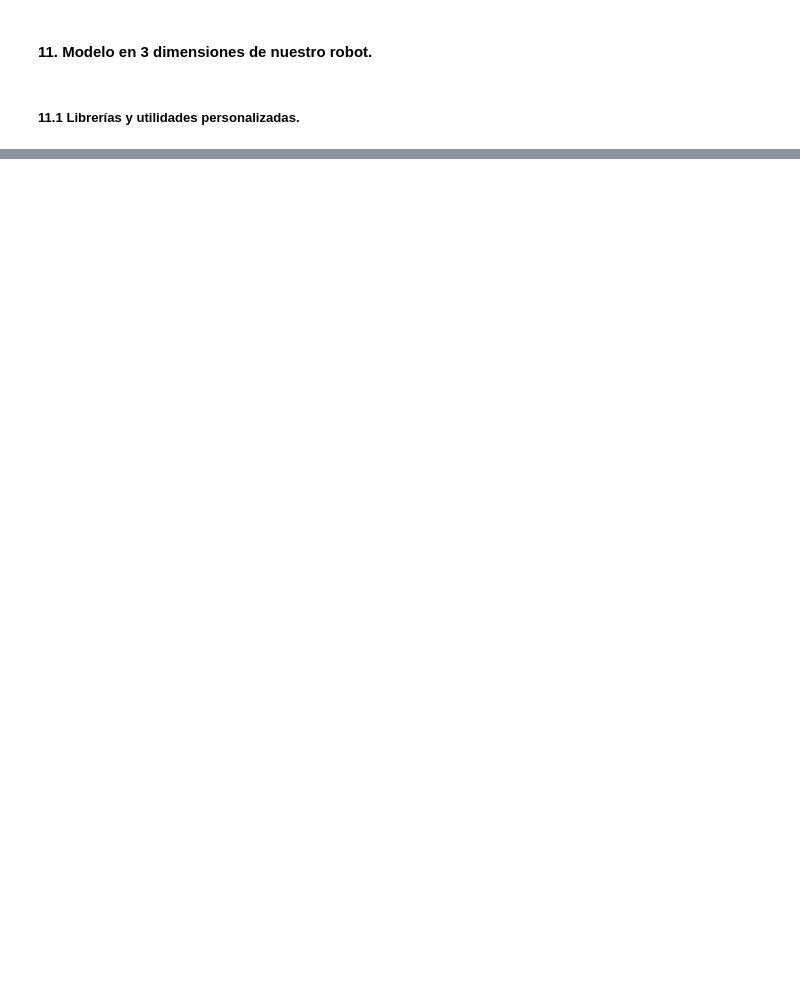
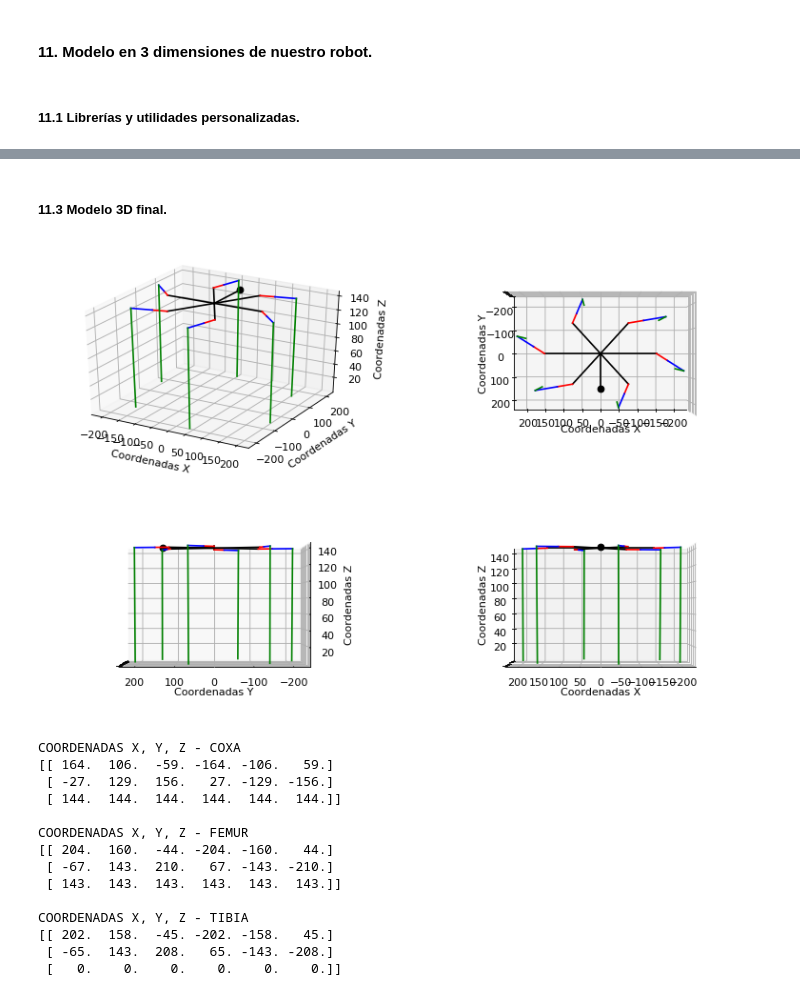
Before and after one commit to KingDarBoja/HexapodPF, a Jupyter notebook: PythonIK/CinematicaInversaHexapodo.ipynb, the cells around one changed output, grey strips where cells are left out. Cells and saved outputs as stored; diff of their text form; code cells hidden in the pictures; blank space fills up the shorter version.

Commit message:
Fixed the model and added more views to visualize it.

```diff
--- a/PythonIK/CinematicaInversaHexapodo.ipynb
+++ b/PythonIK/CinematicaInversaHexapodo.ipynb
@@ -133,7 +137,7 @@ TransfMatrLink = Matrix([[cos(theta_i), -sin(theta_i)*cos(alpha_i), sin(theta_i)
 # Matrices de transformación para cada eslabón en una pata.
 # En orden: Matrix de eslabón 1 -> 0, 2 -> 1, 3 -> 2
 TransfMatrL1 = TransfMatrLink.subs([(theta_i, t_1), (alpha_i, pi/2), (d_i, d_L), (a_i, L_1)])
-TransfMatrL2 = TransfMatrLink.subs([(theta_i, t_2), (alpha_i, 0), (d_i, 0), (a_i, L_2)])
+TransfMatrL2 = TransfMatrLink.subs([(theta_i, t_2), (alpha_i, pi), (d_i, 0), (a_i, L_2)])
 TransfMatrL3 = TransfMatrLink.subs([(theta_i, t_3), (alpha_i, 0), (d_i, 0), (a_i, L_3)])
 
 # Matriz de transformación total desde elemento final de la pata hasta el cuerpo (Eslabón 0).
@@ -427,10 +406,6 @@ plt.show();
 # %%
-inVal3 = [(alpha, 0), (beta, 0), (gamma, 0),
-          (L_1, lin_1), (L_2, lin_2), (L_3, lin_3),
-          (d_L, dlin), (r_c, r_bot), (X_t, x_init), (Y_t, y_init), (Z_t, z_init)]
-
 # Coordenadas iniciales: centro
-CoordStart_c = [x_init, y_init, z_init]
+CoordStart_c = np.ones((3,6))*np.array([x_init, y_init, z_init])[:, np.newaxis]
 # Coordenadas finales: centro
 CoordEnd_c = np.zeros((3,6))
 # Coordenadas finales: coxa
@@ -449,9 +424,5 @@ for i in range(3) :
         CoordEnd_2[i][j] = (TransfTemp*TransfMatrL1*TransfMatrL2*Matrix([0, 0, 0, 1])).subs(inVal3 + SubAngles)[i]
         CoordEnd_3[i][j] = (TransfTemp*TransfMatrL1*TransfMatrL2*TransfMatrL3*Matrix([0, 0, 0, 1])).subs(inVal3 + SubAngles)[i]
 
-print("\n")
-print(np.round(CoordEnd_1))
-print("\n")
-print(np.round(CoordEnd_2))
-print("\n")
-print(np.round(CoordEnd_3))
+# Generación de línea extra para diferenciar el frente.
+CoordFront = (TransfMatrRPY*TransfMatrBP).subs([(g_k, pi/2)] + inVal3)*Matrix([0, 0, 0, 1])
@@ -500,0 +429,48 @@ plt.show()
+# %% [markdown]
+##### 11.3 Modelo 3D final.
+# %%
+# Creación de las figuras.
+fig, axes = plt.subplots(2, 2, subplot_kw=dict(projection='3d'), figsize=(12, 8), dpi=80, facecolor='w')
+
+for axe in axes.flat :
+    multiplots(axe, CoordFront.T, CoordStart_c, c='k', marker='o', markevery=2)
+    multiplots(axe, CoordStart_c, CoordEnd_c, c='k')
+    multiplots(axe, CoordEnd_c, CoordEnd_1, c='r')
+    multiplots(axe, CoordEnd_1, CoordEnd_2, c='b')
+    multiplots(axe, CoordEnd_2, CoordEnd_3, c='g')
+    axe.set_xlabel(xlab); axe.set_ylabel(ylab); axe.set_zlabel(zlab)
+
+# Configuración de las vistas
+axes.flat[1].view_init(90, 90)
+axes.flat[1].set_zlabel('')
+axes.flat[1].set_zticklabels([])
+
+axes.flat[2].view_init(0, 180)
+axes.flat[2].set_xlabel('')
+axes.flat[2].set_xticklabels([])
+
+axes.flat[3].view_init(0, 90)
+axes.flat[3].set_ylabel('')
+axes.flat[3].set_yticklabels([])
+
+plt.show()
+
+print("\n\033[1m" + "COORDENADAS X, Y, Z - COXA" + "\033[0m"); print(np.round(CoordEnd_1))
+print("\n\033[1m" + "COORDENADAS X, Y, Z - FEMUR" + "\033[0m"); print(np.round(CoordEnd_2))
+print("\n\033[1m" + "COORDENADAS X, Y, Z - TIBIA" + "\033[0m"); print(np.round(CoordEnd_3))
+# %% [output]
+[figure, added]
+COORDENADAS X, Y, Z - COXA
+[[ 164.  106.  -59. -164. -106.   59.]
+ [ -27.  129.  156.   27. -129. -156.]
+ [ 144.  144.  144.  144.  144.  144.]]
+
+COORDENADAS X, Y, Z - FEMUR
+[[ 204.  160.  -44. -204. -160.   44.]
+ [ -67.  143.  210.   67. -143. -210.]
+ [ 143.  143.  143.  143.  143.  143.]]
+
+COORDENADAS X, Y, Z - TIBIA
+[[ 202.  158.  -45. -202. -158.   45.]
+ [ -65.  143.  208.   65. -143. -208.]
+ [   0.    0.    0.    0.    0.    0.]]
```
Also changed, not shown: parts of 17 cells of this notebook, 1 other file.
